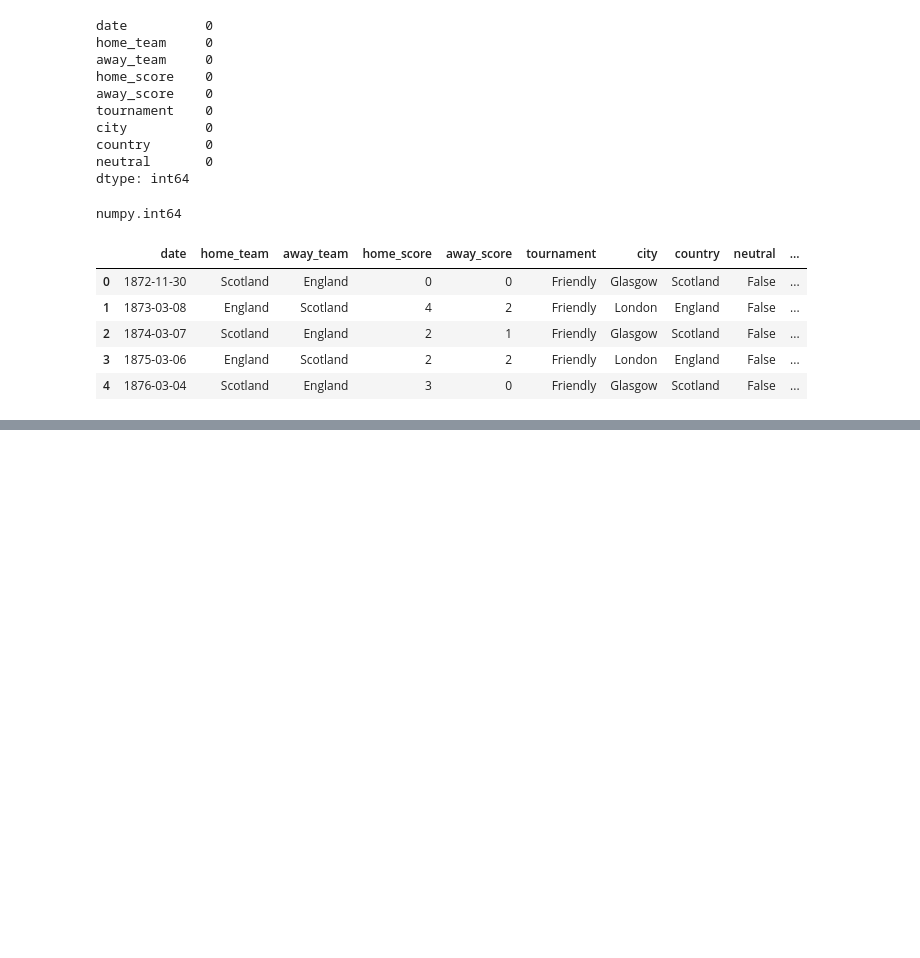
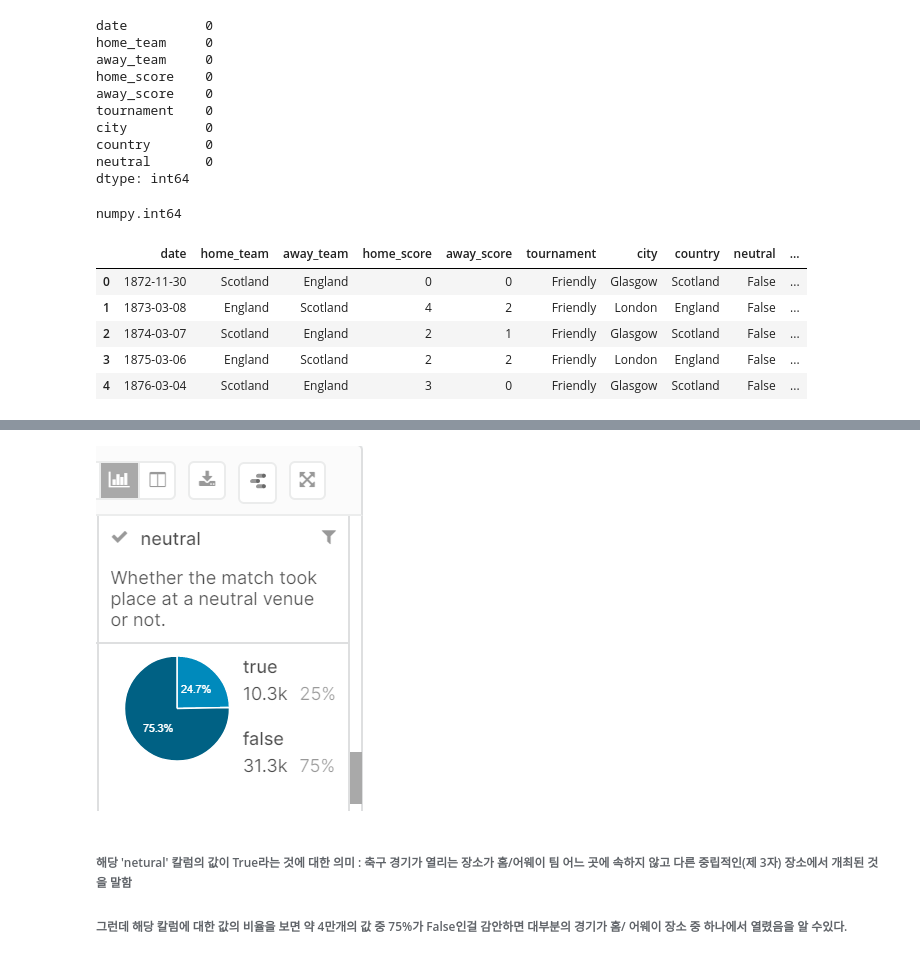
Before and after one commit to DSC-SCH/Predict_outcome_of_football_younghun, a Jupyter notebook: Prediction_based_on_national_matches.ipynb, the cells around one changed output, grey strips where cells are left out. Saved outputs shown, nothing was run; the diff lists cells and outputs as text; code cells hidden in the pictures; blank space fills up the shorter version.

```diff
--- a/Prediction_based_on_national_matches.ipynb
+++ b/Prediction_based_on_national_matches.ipynb
@@ -67,0 +96,7 @@ data.head()                # 원하는 대로 '승팀' 칼럼을 추가
+# %%
+Image("C:/neutral.png") # kaggle에서 가져온 해당 데이터의 neutral 칼럼에 대한 설명
+# %% [output]
+[figure, added]
+# %% [markdown]
+###### 해당 'netural' 칼럼의 값이 True라는 것에 대한 의미 :  축구 경기가 열리는 장소가 홈/어웨이 팀  어느 곳에 속하지 않고 다른 중립적인(제 3자) 장소에서 개최된 것을 말함
+###### 그런데 해당 칼럼에 대한 값의 비율을 보면 약 4만개의 값 중 75%가 False인걸 감안하면 대부분의 경기가 홈/ 어웨이 장소 중 하나에서 열렸음을 알 수있다.
```
Also changed, not shown: parts of 22 cells of this notebook.
